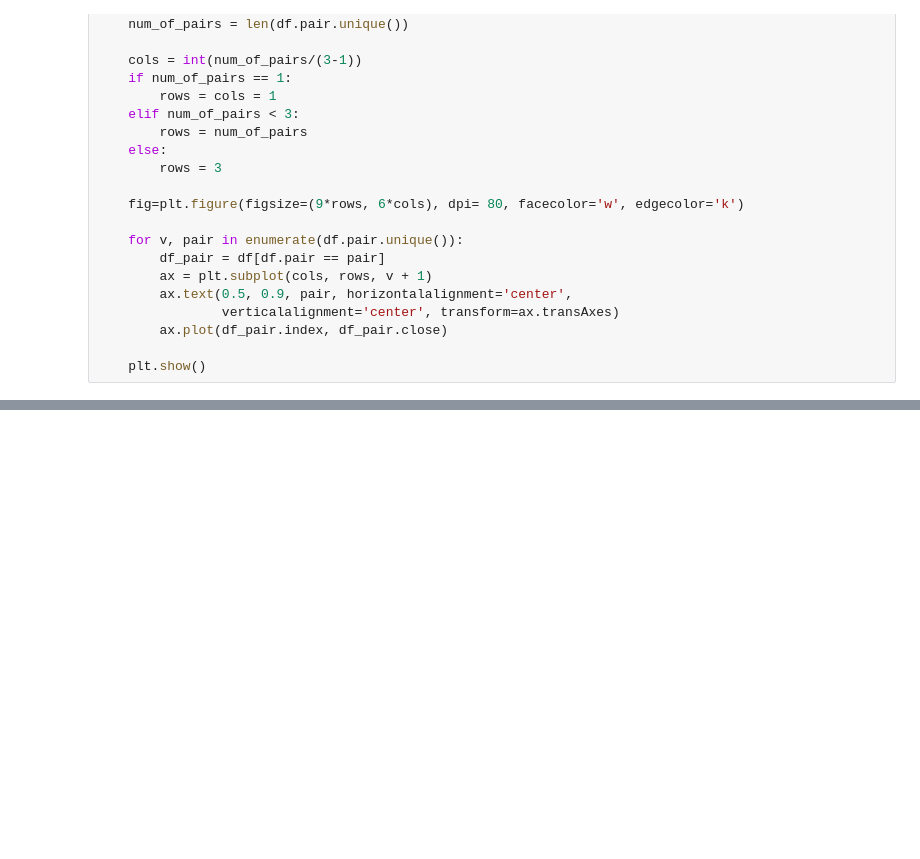
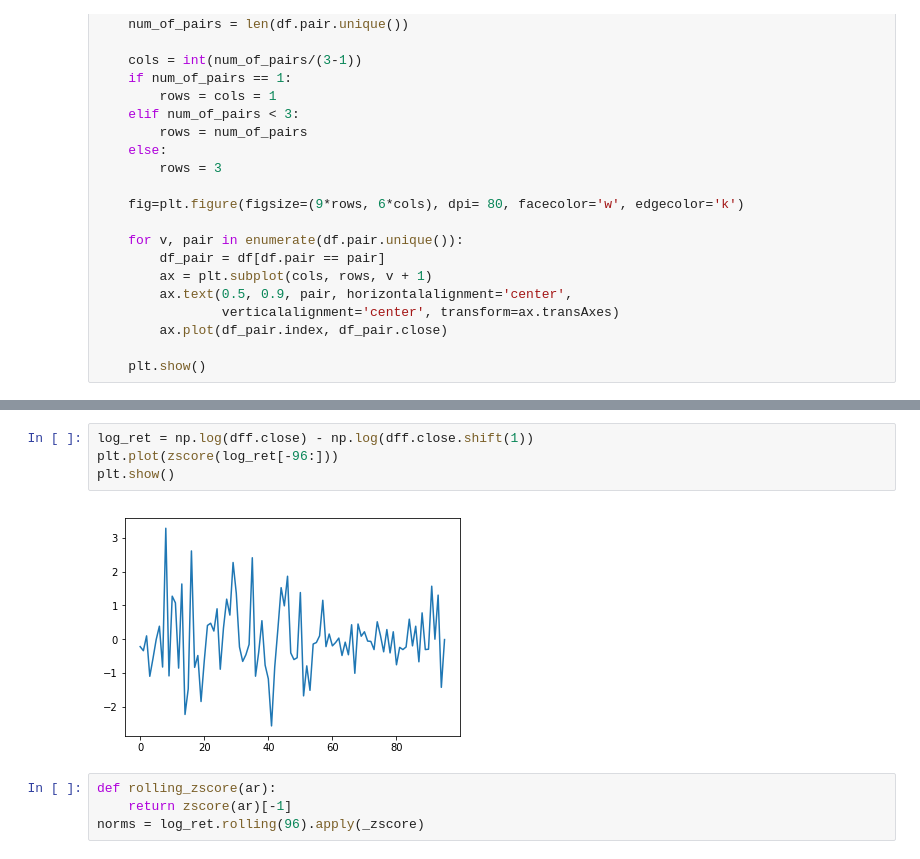
Before and after one commit to nathanmargaglio/forex_ml, a Jupyter notebook: load_data.ipynb, the cells around one changed output, grey strips where cells are left out. Drawn from its saved outputs; the diff is of its cells as text; blank space fills up the shorter version.

```diff
--- a/load_data.ipynb
+++ b/load_data.ipynb
@@ -73,0 +119,10 @@ quick_plot(df)
+# %%
+log_ret = np.log(dff.close) - np.log(dff.close.shift(1))
+plt.plot(zscore(log_ret[-96:]))
+plt.show()
+# %% [output]
+[figure, added]
+# %%
+def rolling_zscore(ar):
+    return zscore(ar)[-1]
+norms = log_ret.rolling(96).apply(_zscore)
```
Also changed, not shown: parts of 14 cells of this notebook.
